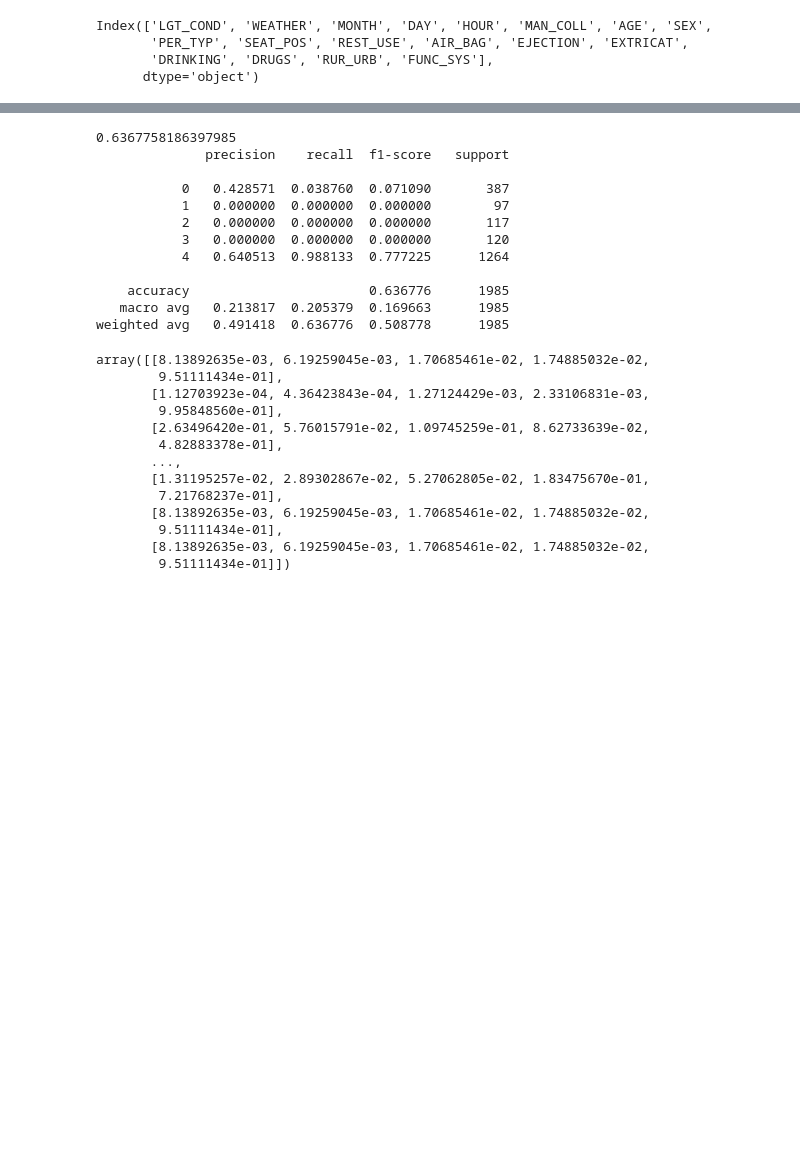
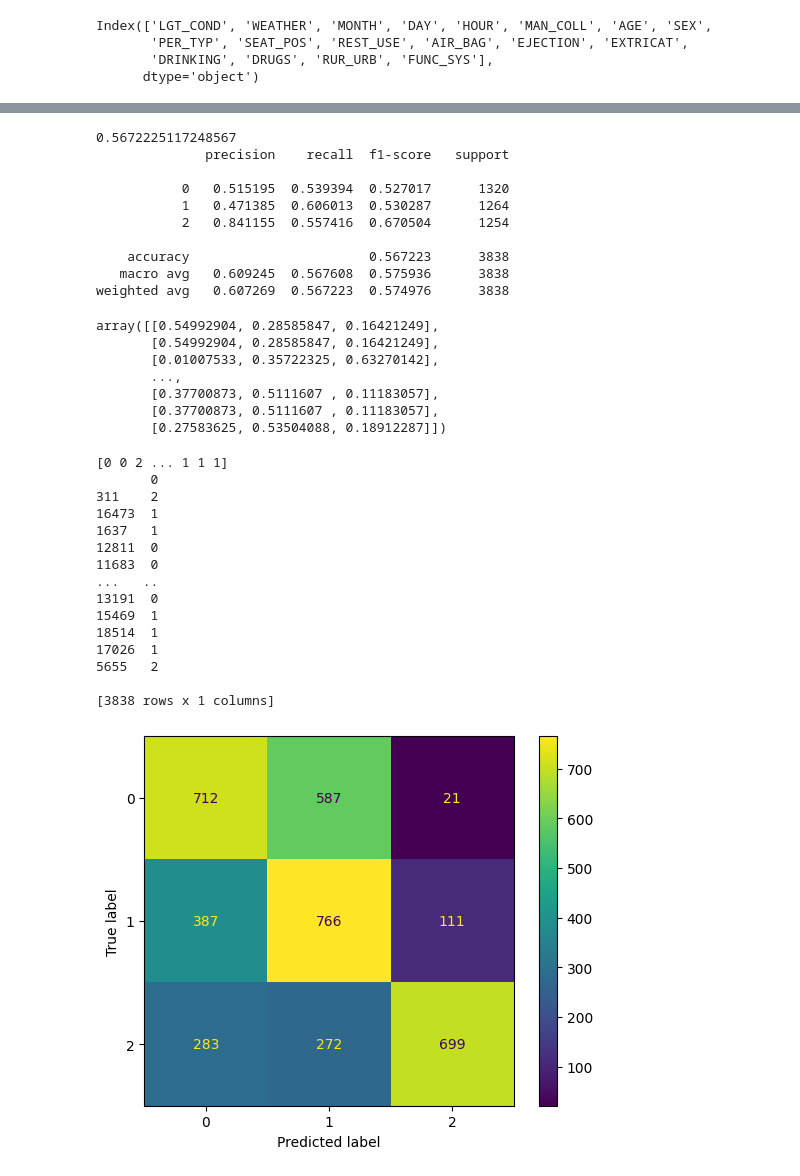
Before and after one commit to EddieZ18326/SSTP-Injury-Projects, a Jupyter notebook: Driver/Linear/Bayes.ipynb, the cells around one changed output, grey strips where cells are left out. Drawn from its saved outputs; the diff is of its cells as text; code cells hidden in the pictures; blank space fills up the shorter version.

Commit message:
uses new data

```diff
--- a/Driver/Linear/Bayes.ipynb
+++ b/Driver/Linear/Bayes.ipynb
@@ -5,18 +5,21 @@ import pandas as pd
 from sklearn.model_selection import train_test_split
 
 
-dataset = pd.read_csv('/Users/wzhang/Documents/injury data cleaned.csv')
+dataset = pd.read_csv('/Users/wzhang/Documents/injury data cleaned copy.csv')
 
 X = pd.DataFrame(dataset.iloc[:,1:19].values)
 Y = pd.DataFrame(dataset.iloc[:,19:].values)
+from imblearn.over_sampling import SMOTE
+sm = SMOTE(random_state = 1)
+X, Y = sm.fit_resample(X, Y)
 print(X)
 print(Y)
 X_train, X_test, Y_train, Y_test = train_test_split(X, Y, test_size=0.2)
+
 from sklearn.preprocessing import MinMaxScaler
 scaler = MinMaxScaler()
 X_train = scaler.fit_transform(X_train)
 X_test = scaler.transform(X_test)
-
 print(X_train.shape)
 print(Y_train.shape)
 # %% [output]
@@ -52,6 +55,6 @@ from tensorflow.keras.layers import LSTM, Dropout, Dense, BatchNormalization, GR
 from sklearn.ensemble import RandomForestRegressor
 from sklearn.naive_bayes import CategoricalNB
 # %%
-model = CategoricalNB(alpha = 5)
+model = CategoricalNB(alpha = 0.0001)
 model.fit(X_train,Y_train)
 # %% [output]
@@ -83,32 +86,52 @@ print(accuracy)
 from sklearn.metrics import classification_report
 print(classification_report(Y_test,res,digits=6))
 # %% [output]
-0.6367758186397985
+0.5672225117248567
               precision    recall  f1-score   support
 
-           0   0.428571  0.038760  0.071090       387
-           1   0.000000  0.000000  0.000000        97
-           2   0.000000  0.000000  0.000000       117
-           3   0.000000  0.000000  0.000000       120
-           4   0.640513  0.988133  0.777225      1264
+           0   0.515195  0.539394  0.527017      1320
+           1   0.471385  0.606013  0.530287      1264
+           2   0.841155  0.557416  0.670504      1254
 
-    accuracy                       0.636776      1985
-   macro avg   0.213817  0.205379  0.169663      1985
-weighted avg   0.491418  0.636776  0.508778      1985
+    accuracy                       0.567223      3838
+   macro avg   0.609245  0.567608  0.575936      3838
+weighted avg   0.607269  0.567223  0.574976      3838
 # %%
 model.predict_proba(X_test)
 # %% [output]
-array([[8.13892635e-03, 6.19259045e-03, 1.70685461e-02, 1.74885032e-02,
-        9.51111434e-01],
-       [1.12703923e-04, 4.36423843e-04, 1.27124429e-03, 2.33106831e-03,
-        9.95848560e-01],
-       [2.63496420e-01, 5.76015791e-02, 1.09745259e-01, 8.62733639e-02,
-        4.82883378e-01],
+array([[0.54992904, 0.28585847, 0.16421249],
+       [0.54992904, 0.28585847, 0.16421249],
+       [0.01007533, 0.35722325, 0.63270142],
        ...,
-       [1.31195257e-02, 2.89302867e-02, 5.27062805e-02, 1.83475670e-01,
-        7.21768237e-01],
-       [8.13892635e-03, 6.19259045e-03, 1.70685461e-02, 1.74885032e-02,
-        9.51111434e-01],
-       [8.13892635e-03, 6.19259045e-03, 1.70685461e-02, 1.74885032e-02,
-        9.51111434e-01]])
+       [0.37700873, 0.5111607 , 0.11183057],
+       [0.37700873, 0.5111607 , 0.11183057],
+       [0.27583625, 0.53504088, 0.18912287]])
+# %%
+from sklearn.metrics import confusion_matrix, ConfusionMatrixDisplay
+import matplotlib.pyplot as plt
+
+res = np.array(res)
+print(res)
+print(Y_test)
+cm = confusion_matrix(Y_test, res)
+disp = ConfusionMatrixDisplay(confusion_matrix=cm)
+disp.plot()
+plt.show()
+# %% [output]
+[0 0 2 ... 1 1 1]
+       0
+311    2
+16473  1
+1637   1
+12811  0
+11683  0
+...   ..
+13191  0
+15469  1
+18514  1
+17026  1
+5655   2
+
+[3838 rows x 1 columns]
+[figure, added]
 # %%
```
Also changed, not shown: parts of 4 cells of this notebook, 9 other files.
